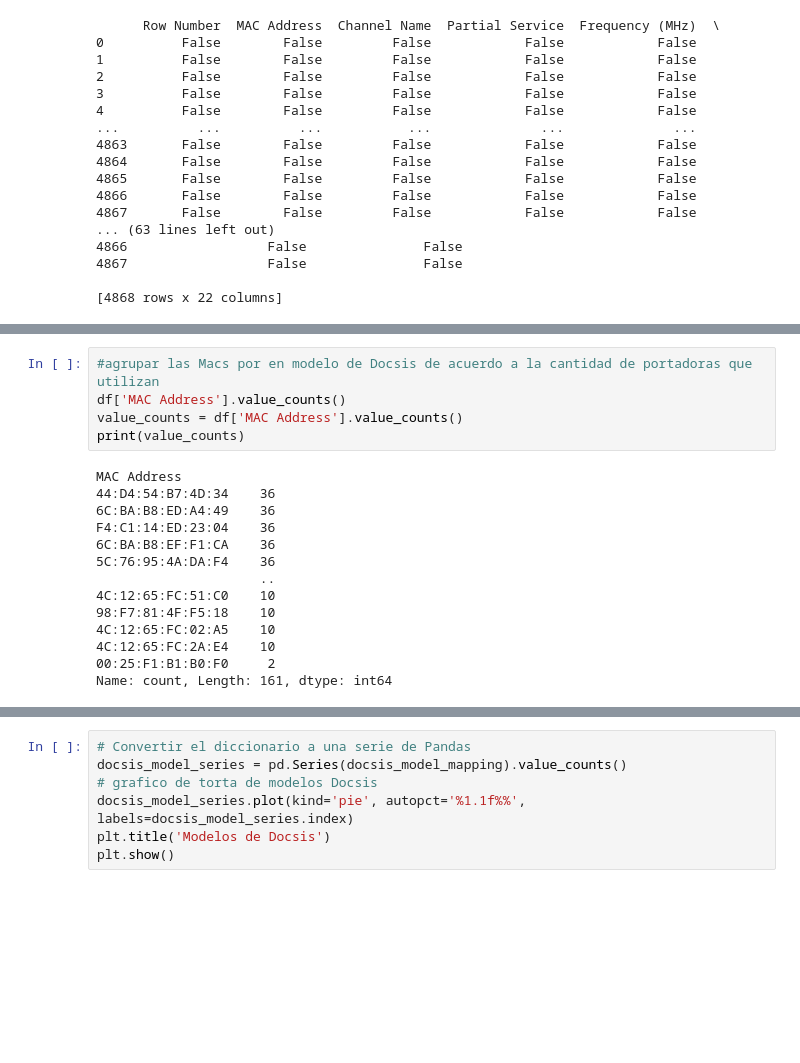
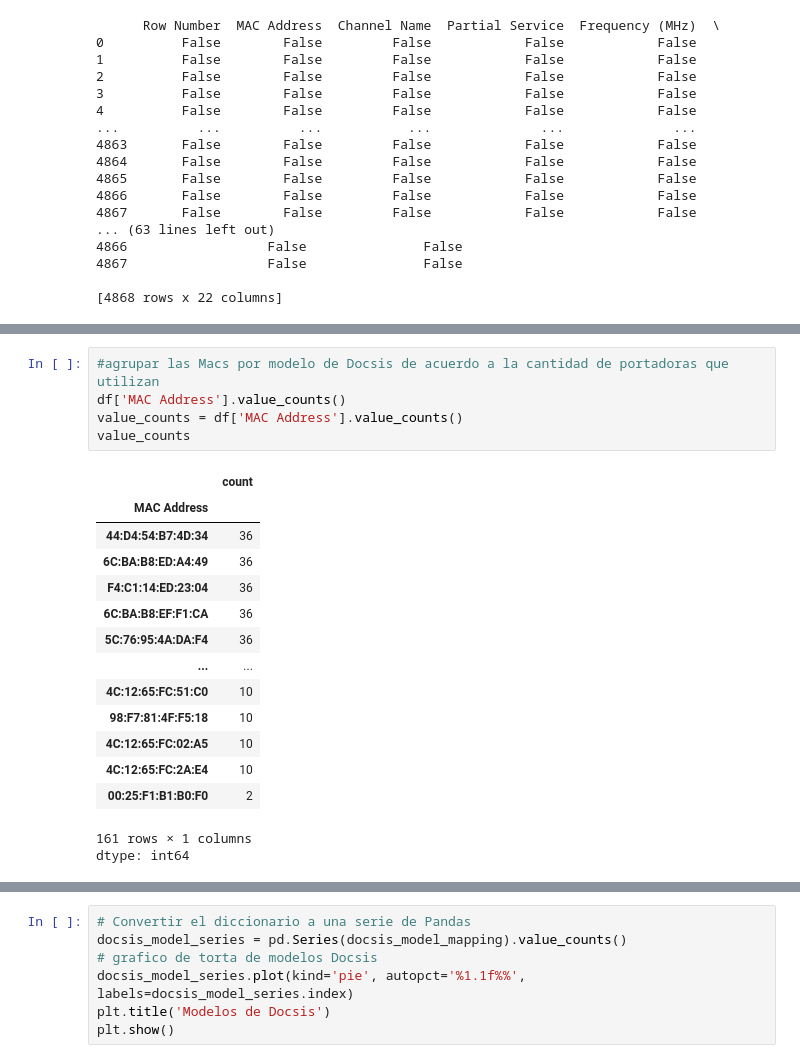
Before and after one commit to LeonardoNBanegas/DATA-SCIENCE-CODERHOUSE, a Jupyter notebook: ProyectoDS_ParteIII_Banegas.ipynb, the cells around one changed output, grey strips where cells are left out. Saved outputs shown, nothing was run; the diff lists cells and outputs as text; blank space fills up the shorter version.

```diff
--- a/ProyectoDS_ParteIII_Banegas.ipynb
+++ b/ProyectoDS_ParteIII_Banegas.ipynb
@@ -162,22 +162,24 @@ df.describe()
 # %%
-#agrupar las Macs por en modelo de Docsis de acuerdo a la cantidad de portadoras que utilizan
+#agrupar las Macs por modelo de Docsis de acuerdo a la cantidad de portadoras que utilizan
 df['MAC Address'].value_counts()
 value_counts = df['MAC Address'].value_counts()
-print(value_counts)
+value_counts
 # %% [output]
+|  | count |
+| MAC Address |  |
+| 44:D4:54:B7:4D:34 | 36 |
+| 6C:BA:B8:ED:A4:49 | 36 |
+| F4:C1:14:ED:23:04 | 36 |
+| 6C:BA:B8:EF:F1:CA | 36 |
+| 5C:76:95:4A:DA:F4 | 36 |
+| ... | ... |
+| 4C:12:65:FC:51:C0 | 10 |
+| 98:F7:81:4F:F5:18 | 10 |
+| 4C:12:65:FC:02:A5 | 10 |
+| 4C:12:65:FC:2A:E4 | 10 |
+| 00:25:F1:B1:B0:F0 | 2 |
-MAC Address
-44:D4:54:B7:4D:34    36
-6C:BA:B8:ED:A4:49    36
-F4:C1:14:ED:23:04    36
-6C:BA:B8:EF:F1:CA    36
-5C:76:95:4A:DA:F4    36
-                     ..
-4C:12:65:FC:51:C0    10
-98:F7:81:4F:F5:18    10
-4C:12:65:FC:02:A5    10
-4C:12:65:FC:2A:E4    10
-00:25:F1:B1:B0:F0     2
-Name: count, Length: 161, dtype: int64
+161 rows × 1 columns
+dtype: int64
 # %%
 #agrupar y modificar por modelo de Docsis
 Docsis_31 = value_counts[value_counts == 36].index
```
Also changed, not shown: parts of 5 cells of this notebook.
